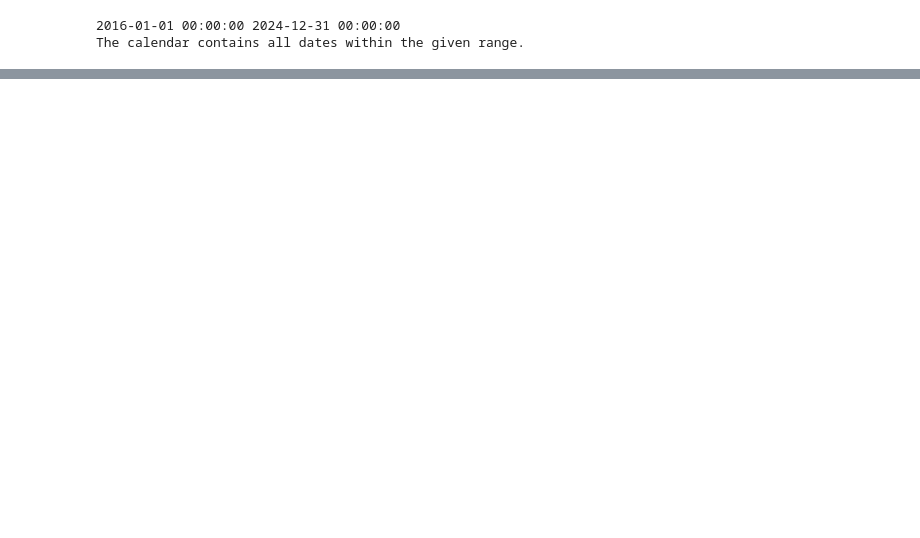
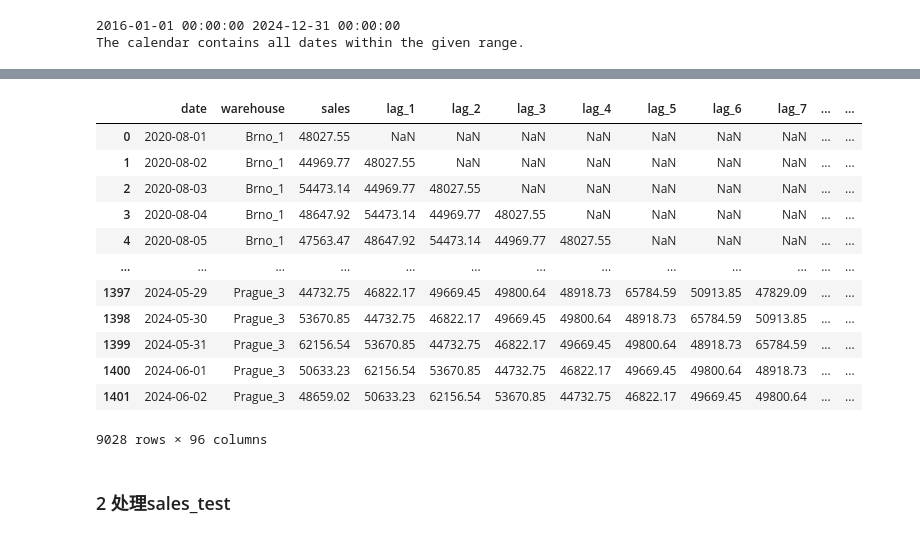
Before and after one commit to ningzhijiang/KaggleChallenge, a Jupyter notebook: dfCalender+v3.ipynb, the cells around one changed output, grey strips where cells are left out. Saved outputs shown, nothing was run; the diff lists cells and outputs as text; code cells hidden in the pictures; blank space fills up the shorter version.

```diff
--- a/dfCalender+v3.ipynb
+++ b/dfCalender+v3.ipynb
@@ -437,0 +555,24 @@ sales_train
+# %%
+#补充缺失的日期，标记sales为NA
+def fill_and_print_missing_dates(group):
+    # Generate a complete date range between the minimum and maximum dates
+    full_date_range = pd.date_range(start=group['date'].min(), end=group['date'].max())
+
+    # Find missing dates
+    missing_dates = full_date_range.difference(group['date'])
+    if not missing_dates.empty:
+        print(f"Missing dates for warehouse {group['warehouse'].iloc[0]}:")
+        print(missing_dates)
+
+    # Reindex the group with the full date range to add missing dates
+    group = group.set_index('date').reindex(full_date_range).reset_index()
+
+    # Rename the reindexed column to 'date'
+    group.rename(columns={'index': 'date'}, inplace=True)
+
+    # Fill missing sales values with NaN to be handled later
+    return group
+
+# Apply the function to each warehouse
+warehouse_daily_sales_filled = warehouse_daily_sales.groupby('warehouse', group_keys=False).apply(fill_and_print_missing_dates)
+warehouse_daily_sales_filled
@@ -437,0 +613,31 @@ sales_train
+# %%
+# Define the number of lag features to create
+lag_range = 93
+
+# Initialize a new DataFrame to store the lag features
+warehouse_daily_sales_with_lags = warehouse_daily_sales_filled.copy()
+
+# Add lag features for each warehouse
+for lag in range(1, lag_range + 1):
+    warehouse_daily_sales_with_lags[f'lag_{lag}'] = (
+        warehouse_daily_sales_with_lags.groupby('warehouse')['sales'].shift(lag)
+    )
+
+# Display the first few rows with the new lag columns added
+warehouse_daily_sales_with_lags
+# %% [output]
+|  | date | warehouse | sales | lag_1 | lag_2 | lag_3 | lag_4 | lag_5 | lag_6 | lag_7 | ... | ... |
+| 0 | 2020-08-01 | Brno_1 | 48027.55 | NaN | NaN | NaN | NaN | NaN | NaN | NaN | ... | ... |
+| 1 | 2020-08-02 | Brno_1 | 44969.77 | 48027.55 | NaN | NaN | NaN | NaN | NaN | NaN | ... | ... |
+| 2 | 2020-08-03 | Brno_1 | 54473.14 | 44969.77 | 48027.55 | NaN | NaN | NaN | NaN | NaN | ... | ... |
+| 3 | 2020-08-04 | Brno_1 | 48647.92 | 54473.14 | 44969.77 | 48027.55 | NaN | NaN | NaN | NaN | ... | ... |
+| 4 | 2020-08-05 | Brno_1 | 47563.47 | 48647.92 | 54473.14 | 44969.77 | 48027.55 | NaN | NaN | NaN | ... | ... |
+| ... | ... | ... | ... | ... | ... | ... | ... | ... | ... | ... | ... | ... |
+| 1397 | 2024-05-29 | Prague_3 | 44732.75 | 46822.17 | 49669.45 | 49800.64 | 48918.73 | 65784.59 | 50913.85 | 47829.09 | ... | ... |
+| 1398 | 2024-05-30 | Prague_3 | 53670.85 | 44732.75 | 46822.17 | 49669.45 | 49800.64 | 48918.73 | 65784.59 | 50913.85 | ... | ... |
+| 1399 | 2024-05-31 | Prague_3 | 62156.54 | 53670.85 | 44732.75 | 46822.17 | 49669.45 | 49800.64 | 48918.73 | 65784.59 | ... | ... |
+| 1400 | 2024-06-01 | Prague_3 | 50633.23 | 62156.54 | 53670.85 | 44732.75 | 46822.17 | 49669.45 | 49800.64 | 48918.73 | ... | ... |
+| 1401 | 2024-06-02 | Prague_3 | 48659.02 | 50633.23 | 62156.54 | 53670.85 | 44732.75 | 46822.17 | 49669.45 | 49800.64 | ... | ... |
+9028 rows × 96 columns
+# %% [markdown]
+### 2 处理sales_test
```
Also changed, not shown: parts of 26 cells of this notebook.
